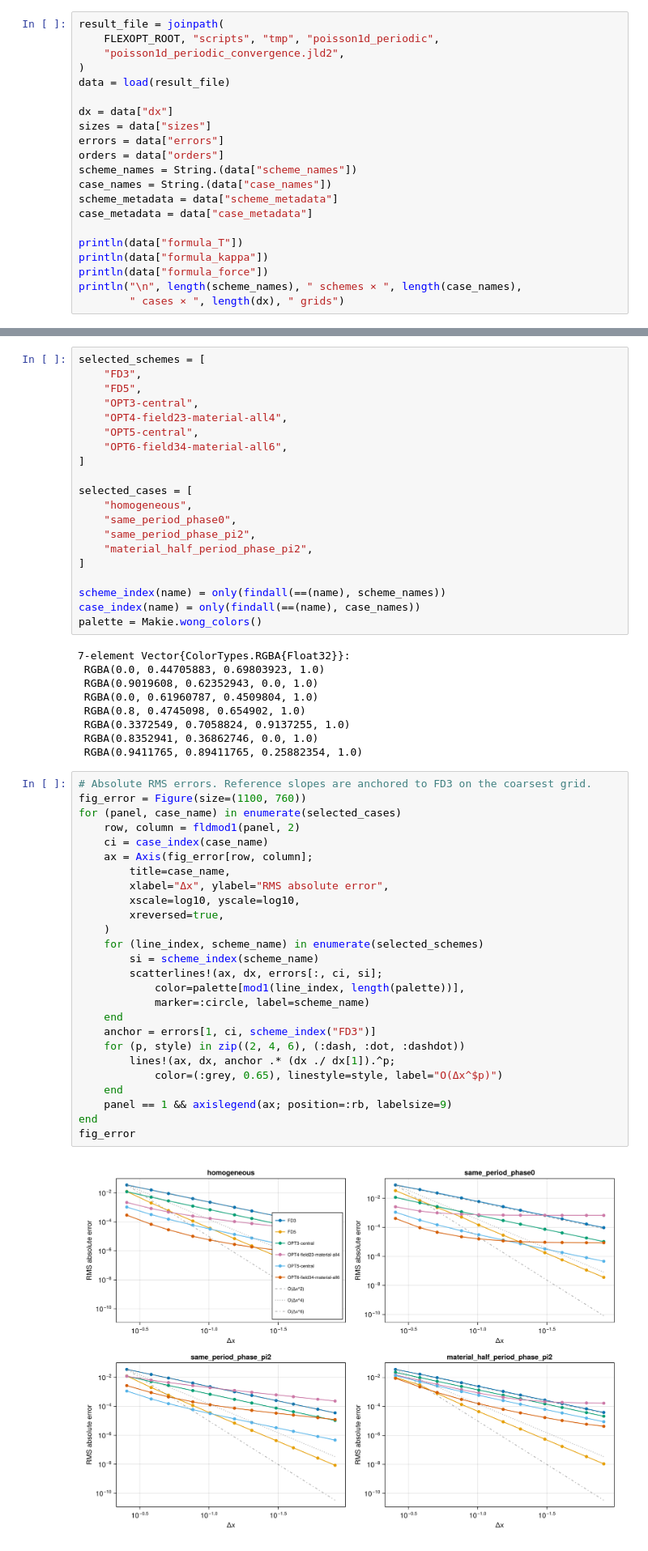
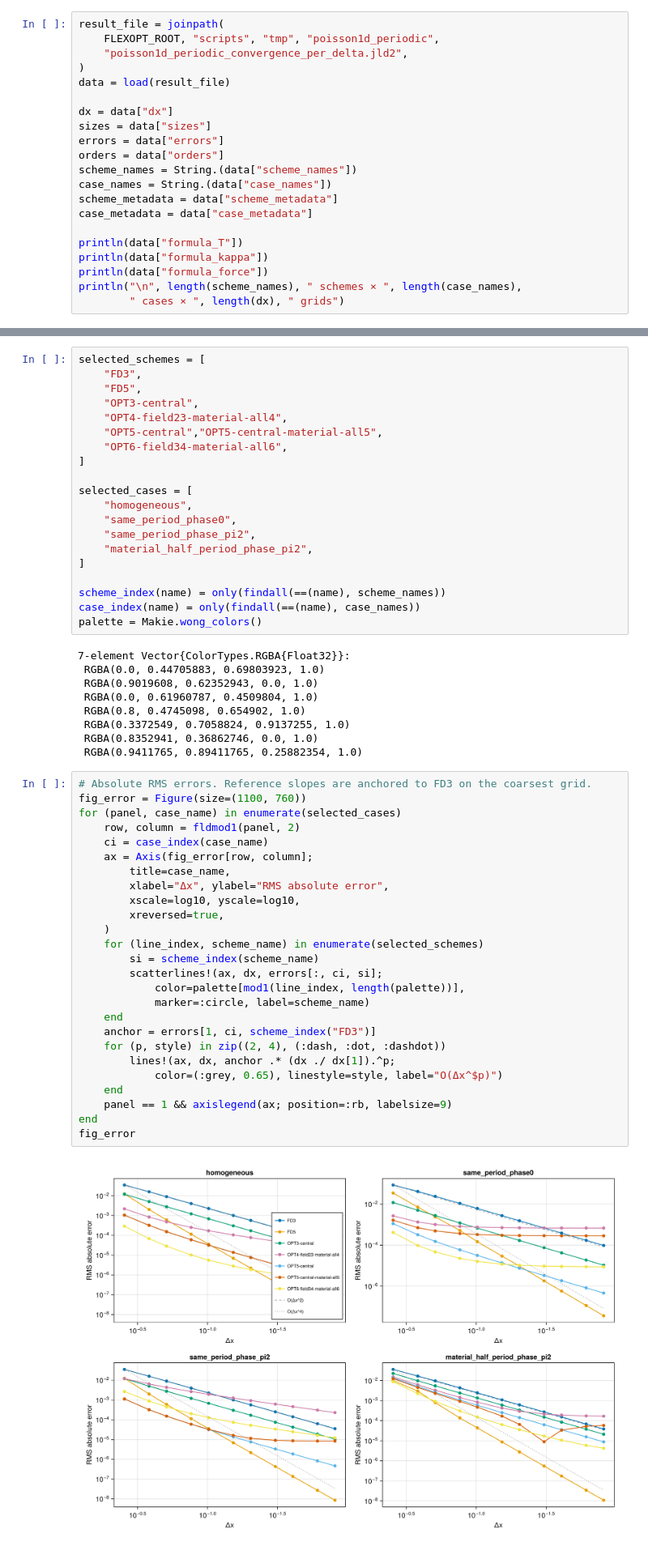
Before and after one commit to IsabelGoos/flexOPT.jl, a Jupyter notebook: notebooks/plotPoisson1DPeriodicConvergence.ipynb, the cells around one changed output, grey strips where cells are left out. Shown at 81% size. Saved outputs shown, nothing was run; the diff lists cells and outputs as text.

```diff
--- a/notebooks/plotPoisson1DPeriodicConvergence.ipynb
+++ b/notebooks/plotPoisson1DPeriodicConvergence.ipynb
@@ -17,7 +17,7 @@ CairoMakie.activate!()
 # %%
 result_file = joinpath(
     FLEXOPT_ROOT, "scripts", "tmp", "poisson1d_periodic",
-    "poisson1d_periodic_convergence.jld2",
+    "poisson1d_periodic_convergence_per_delta.jld2",
 )
 data = load(result_file)
 
@@ -51,7 +72,7 @@ selected_schemes = [
     "FD5",
     "OPT3-central",
     "OPT4-field23-material-all4",
-    "OPT5-central",
+    "OPT5-central","OPT5-central-material-all5",
     "OPT6-field34-material-all6",
 ]
 
@@ -77,31 +98,31 @@ palette = Makie.wong_colors()
 # %%
 # Absolute RMS errors. Reference slopes are anchored to FD3 on the coarsest grid.
 fig_error = Figure(size=(1100, 760))
 for (panel, case_name) in enumerate(selected_cases)
     row, column = fldmod1(panel, 2)
     ci = case_index(case_name)
     ax = Axis(fig_error[row, column];
         title=case_name,
         xlabel="Δx", ylabel="RMS absolute error",
         xscale=log10, yscale=log10,
         xreversed=true,
     )
     for (line_index, scheme_name) in enumerate(selected_schemes)
         si = scheme_index(scheme_name)
         scatterlines!(ax, dx, errors[:, ci, si];
             color=palette[mod1(line_index, length(palette))],
             marker=:circle, label=scheme_name)
     end
     anchor = errors[1, ci, scheme_index("FD3")]
-    for (p, style) in zip((2, 4, 6), (:dash, :dot, :dashdot))
+    for (p, style) in zip((2, 4), (:dash, :dot, :dashdot))
         lines!(ax, dx, anchor .* (dx ./ dx[1]).^p;
             color=(:grey, 0.65), linestyle=style, label="O(Δx^$p)")
     end
     panel == 1 && axislegend(ax; position=:rb, labelsize=9)
 end
 fig_error
 # %% [output]
-[figure, old version]
+[figure, new version]
 # %%
 # Pairwise observed convergence order for one material model.
 order_case = "same_period_phase_pi2"
```
Also changed, not shown: parts of 2 cells of this notebook, 5 other files.
